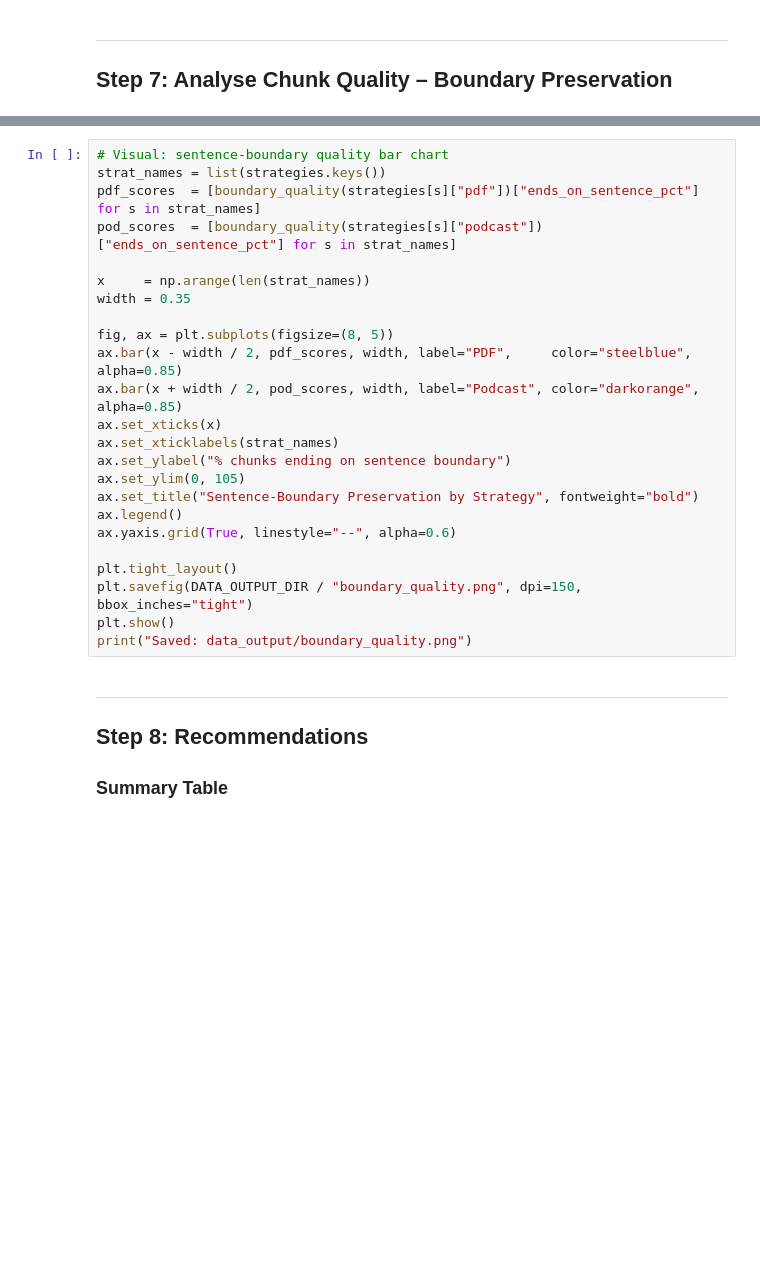
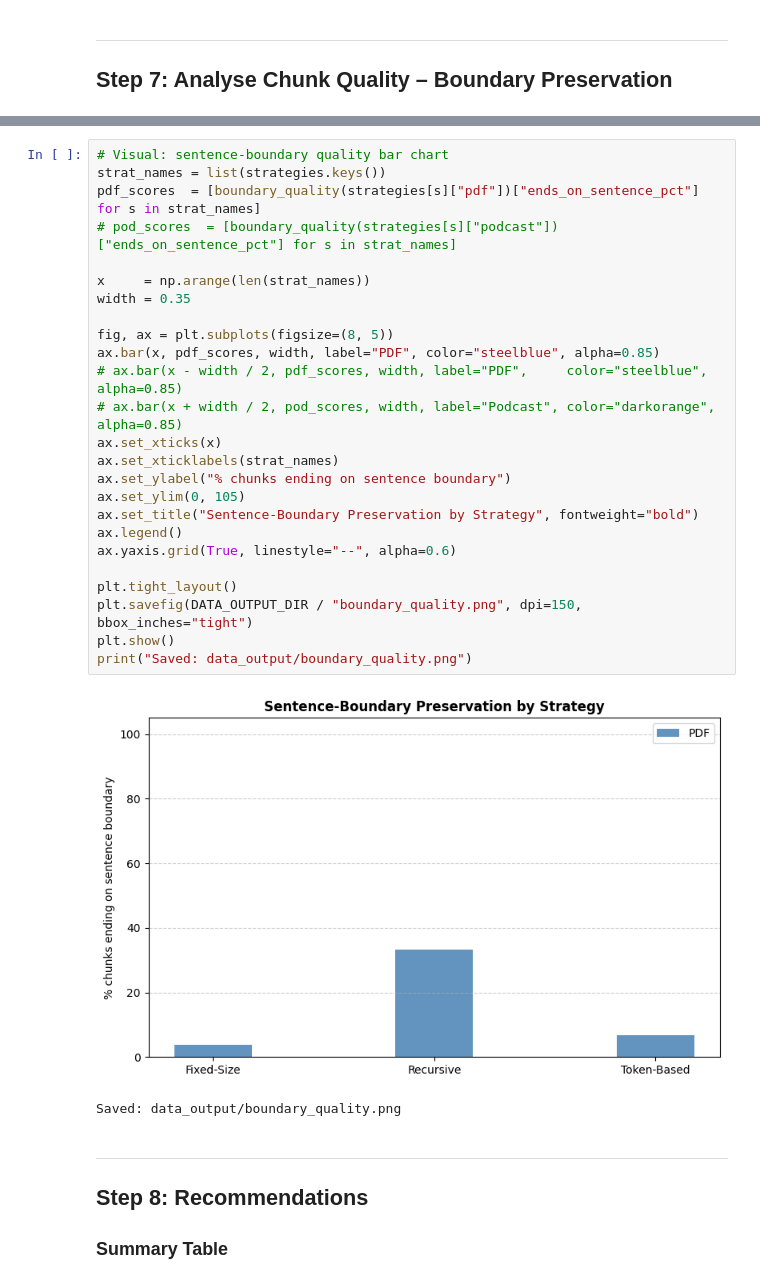
Before and after one commit to maxxeagleowl/LAB-Different-Ways-to-Chunk-Podcast-and-PDF, a Jupyter notebook: chunking_strategies.ipynb, the cells around one changed output, grey strips where cells are left out. Saved outputs shown, nothing was run; the diff lists cells and outputs as text; blank space fills up the shorter version.

```diff
--- a/chunking_strategies.ipynb
+++ b/chunking_strategies.ipynb
@@ -426,27 +489,31 @@ for name, data in strategies.items():
 # %%
 # Visual: sentence-boundary quality bar chart
 strat_names = list(strategies.keys())
-pdf_scores  = [boundary_quality(strategies[s]["pdf"])["ends_on_sentence_pct"]     for s in strat_names]
-pod_scores  = [boundary_quality(strategies[s]["podcast"])["ends_on_sentence_pct"] for s in strat_names]
+pdf_scores  = [boundary_quality(strategies[s]["pdf"])["ends_on_sentence_pct"] for s in strat_names]
+# pod_scores  = [boundary_quality(strategies[s]["podcast"])["ends_on_sentence_pct"] for s in strat_names]
 
 x     = np.arange(len(strat_names))
 width = 0.35
 
 fig, ax = plt.subplots(figsize=(8, 5))
-ax.bar(x - width / 2, pdf_scores, width, label="PDF",     color="steelblue",  alpha=0.85)
-ax.bar(x + width / 2, pod_scores, width, label="Podcast", color="darkorange", alpha=0.85)
+ax.bar(x, pdf_scores, width, label="PDF", color="steelblue", alpha=0.85)
+# ax.bar(x - width / 2, pdf_scores, width, label="PDF",     color="steelblue",  alpha=0.85)
+# ax.bar(x + width / 2, pod_scores, width, label="Podcast", color="darkorange", alpha=0.85)
 ax.set_xticks(x)
 ax.set_xticklabels(strat_names)
 ax.set_ylabel("% chunks ending on sentence boundary")
 ax.set_ylim(0, 105)
 ax.set_title("Sentence-Boundary Preservation by Strategy", fontweight="bold")
 ax.legend()
 ax.yaxis.grid(True, linestyle="--", alpha=0.6)
 
 plt.tight_layout()
 plt.savefig(DATA_OUTPUT_DIR / "boundary_quality.png", dpi=150, bbox_inches="tight")
 plt.show()
 print("Saved: data_output/boundary_quality.png")
+# %% [output]
+[figure, added]
+Saved: data_output/boundary_quality.png
 # %% [markdown]
 ---
 ## Step 8: Recommendations
```
Also changed, not shown: parts of 13 cells of this notebook, 5 other files.
